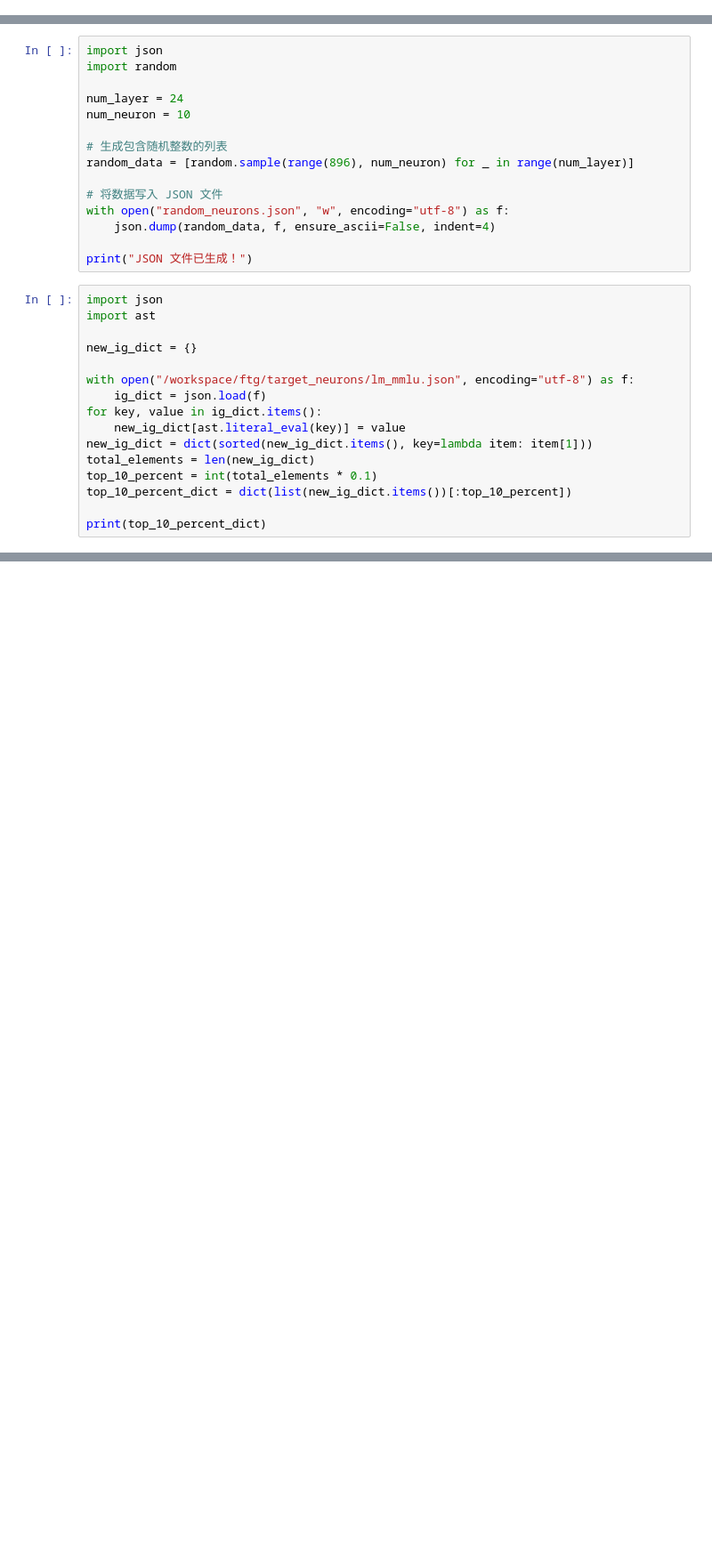
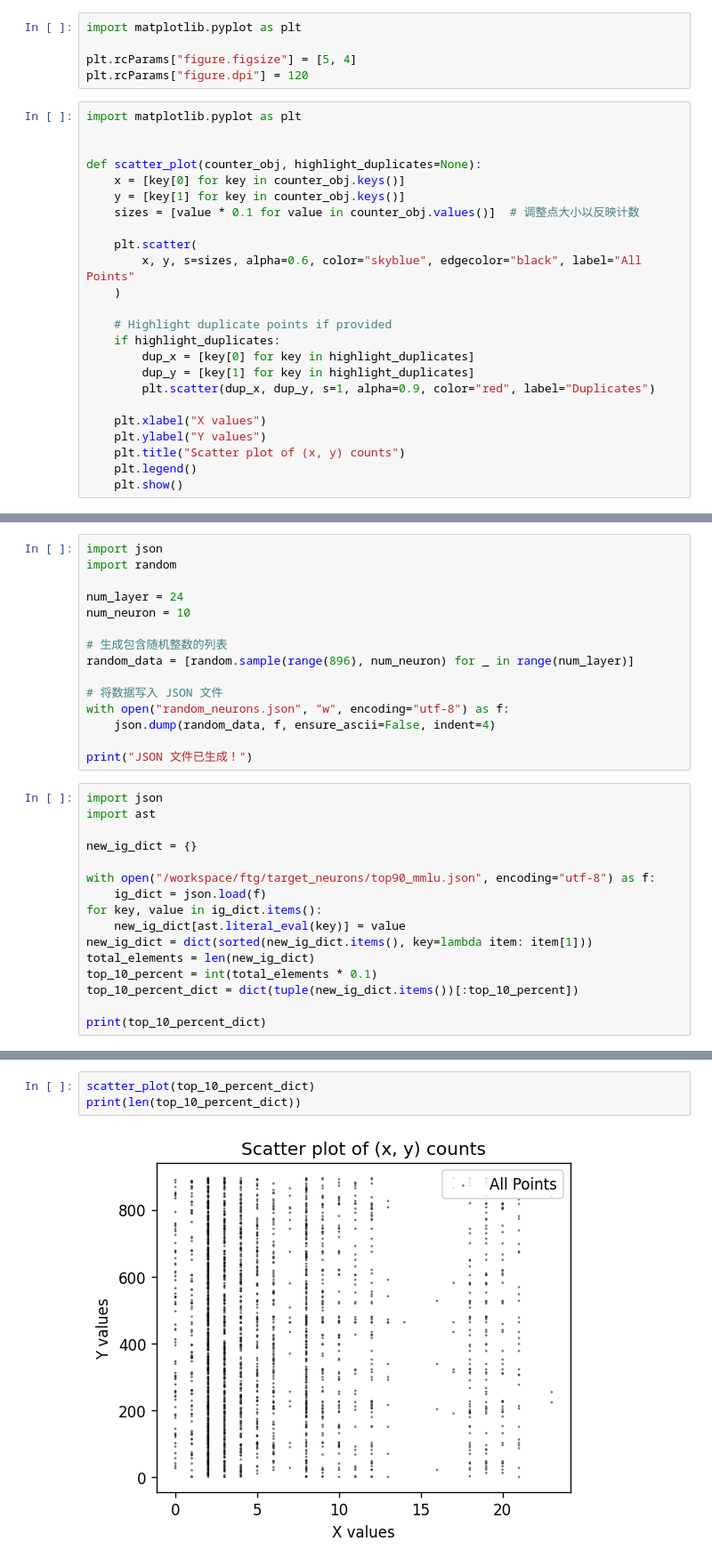
Before and after one commit to Nexround/ftg, a Jupyter notebook: analyse.ipynb, the cells around one changed output, grey strips where cells are left out. Shown at 89% size. Saved outputs shown, nothing was run; the diff lists cells and outputs as text; blank space fills up the shorter version.

```diff
--- a/analyse.ipynb
+++ b/analyse.ipynb
@@ -1,3 +1,32 @@
+# %%
+import matplotlib.pyplot as plt
+
+plt.rcParams["figure.figsize"] = [5, 4]
+plt.rcParams["figure.dpi"] = 120
+# %%
+import matplotlib.pyplot as plt
+
+
+def scatter_plot(counter_obj, highlight_duplicates=None):
+    x = [key[0] for key in counter_obj.keys()]
+    y = [key[1] for key in counter_obj.keys()]
+    sizes = [value * 0.1 for value in counter_obj.values()]  # 调整点大小以反映计数
+
+    plt.scatter(
+        x, y, s=sizes, alpha=0.6, color="skyblue", edgecolor="black", label="All Points"
+    )
+
+    # Highlight duplicate points if provided
+    if highlight_duplicates:
+        dup_x = [key[0] for key in highlight_duplicates]
+        dup_y = [key[1] for key in highlight_duplicates]
+        plt.scatter(dup_x, dup_y, s=1, alpha=0.9, color="red", label="Duplicates")
+
+    plt.xlabel("X values")
+    plt.ylabel("Y values")
+    plt.title("Scatter plot of (x, y) counts")
+    plt.legend()
+    plt.show()
 # %%
 import json
 from collections import Counter
@@ -267,13 +293,13 @@ import ast
 
 new_ig_dict = {}
 
-with open("/workspace/ftg/target_neurons/lm_mmlu.json", encoding="utf-8") as f:
+with open("/workspace/ftg/target_neurons/top90_mmlu.json", encoding="utf-8") as f:
     ig_dict = json.load(f)
 for key, value in ig_dict.items():
     new_ig_dict[ast.literal_eval(key)] = value
 new_ig_dict = dict(sorted(new_ig_dict.items(), key=lambda item: item[1]))
 total_elements = len(new_ig_dict)
 top_10_percent = int(total_elements * 0.1)
-top_10_percent_dict = dict(list(new_ig_dict.items())[:top_10_percent])
+top_10_percent_dict = dict(tuple(new_ig_dict.items())[:top_10_percent])
 
 print(top_10_percent_dict)
@@ -281,0 +308,5 @@ print(top_10_percent_dict)
+# %%
+scatter_plot(top_10_percent_dict)
+print(len(top_10_percent_dict))
+# %% [output]
+[figure, added]
```
Also changed, not shown: parts of 10 cells of this notebook, 6 other files.
